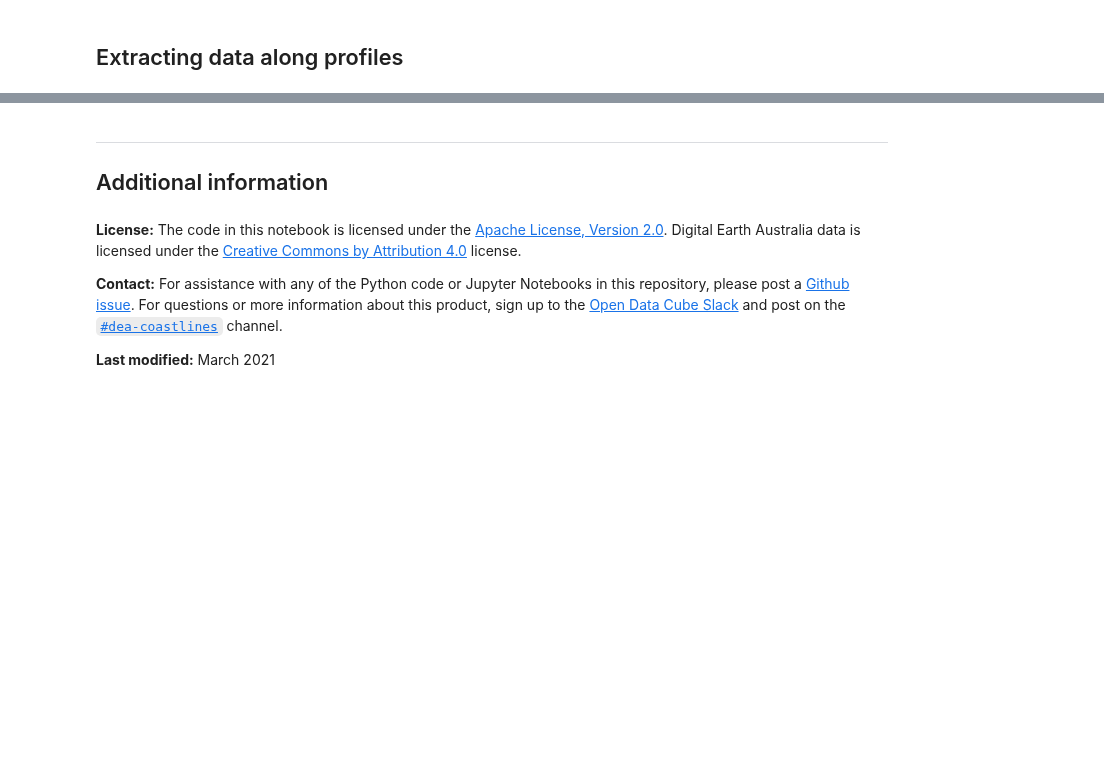
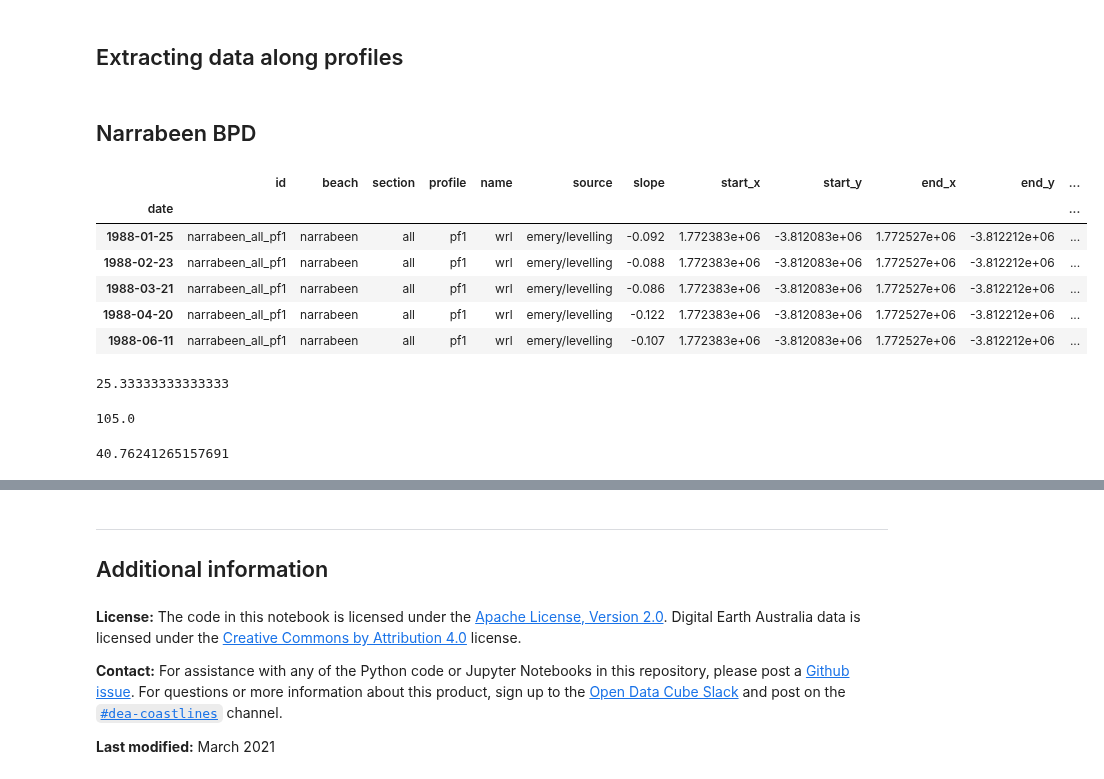
Before and after one commit to GeoscienceAustralia/dea-coastlines, a Jupyter notebook: validation/DEACoastlines_validation.ipynb, the cells around one changed output, grey strips where cells are left out. Cells and saved outputs as stored; diff of their text form; code cells hidden in the pictures; blank space fills up the shorter version.

```diff
--- a/validation/DEACoastlines_validation.ipynb
+++ b/validation/DEACoastlines_validation.ipynb
@@ -1261,3 +1338,25 @@ for val_path in val_paths:
             profile_list.append(profile_df.rename({'dist': i}, axis=1))
 # %%
 pd.concat(profile_list, axis=1).to_csv('fellowes_et_al_2021_profiles_deacoastlines.csv')
+# %% [markdown]
+## Narrabeen BPD
+# %%
+out = pd.read_csv('/g/data/r78/DEACoastlines/validation/output_data/wrl_narrabeen.csv', parse_dates=['date'])
+out = out.set_index('date')
+out.head()
+# %% [output]
+|  | id | beach | section | profile | name | source | slope | start_x | start_y | end_x | end_y | ... |
+| date |  |  |  |  |  |  |  |  |  |  |  | ... |
+| 1988-01-25 | narrabeen_all_pf1 | narrabeen | all | pf1 | wrl | emery/levelling | -0.092 | 1.772383e+06 | -3.812083e+06 | 1.772527e+06 | -3.812212e+06 | ... |
+| 1988-02-23 | narrabeen_all_pf1 | narrabeen | all | pf1 | wrl | emery/levelling | -0.088 | 1.772383e+06 | -3.812083e+06 | 1.772527e+06 | -3.812212e+06 | ... |
+| 1988-03-21 | narrabeen_all_pf1 | narrabeen | all | pf1 | wrl | emery/levelling | -0.086 | 1.772383e+06 | -3.812083e+06 | 1.772527e+06 | -3.812212e+06 | ... |
+| 1988-04-20 | narrabeen_all_pf1 | narrabeen | all | pf1 | wrl | emery/levelling | -0.122 | 1.772383e+06 | -3.812083e+06 | 1.772527e+06 | -3.812212e+06 | ... |
+| 1988-06-11 | narrabeen_all_pf1 | narrabeen | all | pf1 | wrl | emery/levelling | -0.107 | 1.772383e+06 | -3.812083e+06 | 1.772527e+06 | -3.812212e+06 | ... |
+# %%
+out.query("id == 'narrabeen_all_pf8'")['0_dist'].min().
+# %% [output]
+25.33333333333333
+# %%
+out.query("id == 'narrabeen_all_pf8'")['0_dist'].max()
+# %% [output]
+105.0
@@ -1263,0 +1365,4 @@ pd.concat(profile_list, axis=1).to_csv('fellowes_et_al_2021_profiles_deacoastlin
+# %%
+out.query("id == 'narrabeen_all_pf8'")['deacl_dist'].max() - out.query("id == 'narrabeen_all_pf8'")['deacl_dist'].min()
+# %% [output]
+40.76241265157691
```
Also changed, not shown: parts of 33 cells of this notebook, 5 other files.
